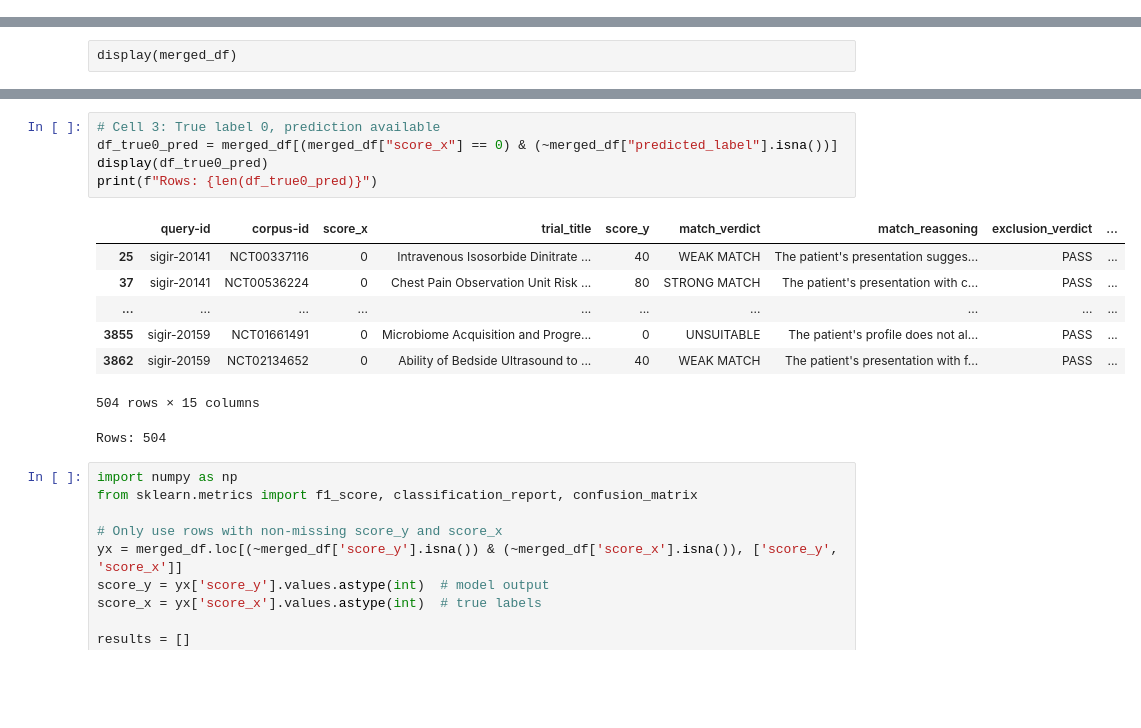
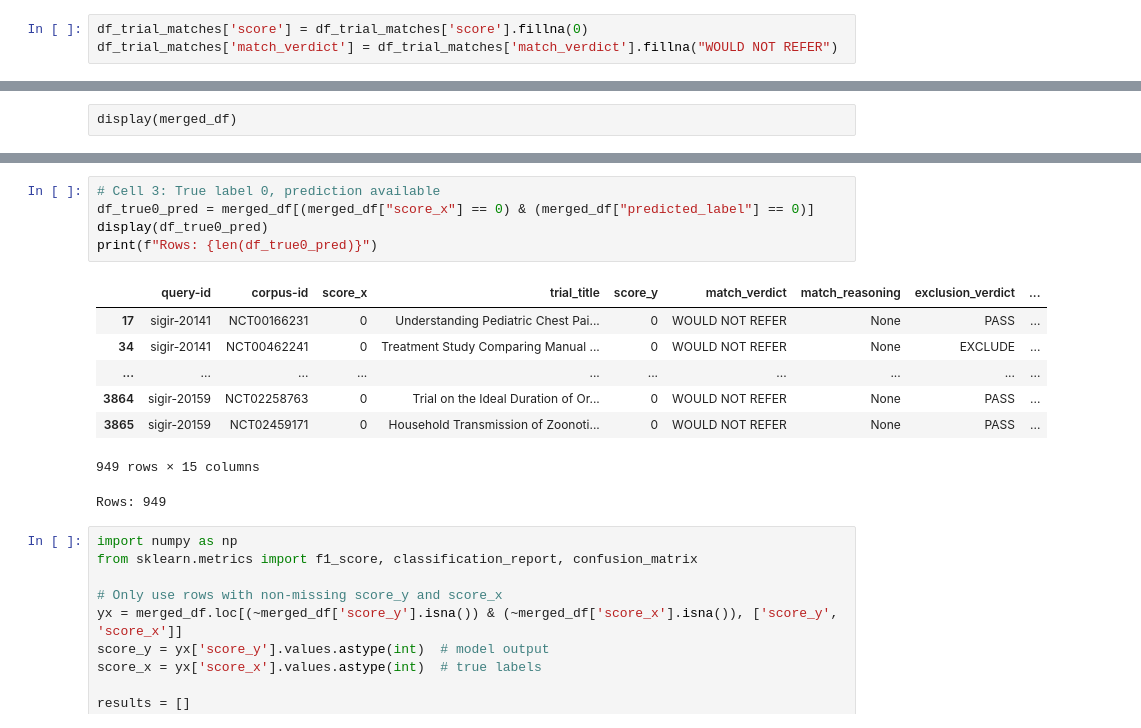
Before and after one commit to mikeS141618/trialmesh, a Jupyter notebook: notebooks/sigir_eval_results.ipynb, the cells around one changed output, grey strips where cells are left out. Cells and saved outputs as stored; diff of their text form; blank space fills up the shorter version.

```diff
--- a/notebooks/sigir_eval_results.ipynb
+++ b/notebooks/sigir_eval_results.ipynb
@@ -173,3 +193,6 @@ display(df_trial_matches.head())
+# %%
+df_trial_matches['score'] = df_trial_matches['score'].fillna(0)
+df_trial_matches['match_verdict'] = df_trial_matches['match_verdict'].fillna("WOULD NOT REFER")
 # %%
 len(df_trial_matches)
 # %% [output]
@@ -213,17 +328,17 @@ Rows: 235
 # %%
 # Cell 3: True label 0, prediction available
-df_true0_pred = merged_df[(merged_df["score_x"] == 0) & (~merged_df["predicted_label"].isna())]
+df_true0_pred = merged_df[(merged_df["score_x"] == 0) & (merged_df["predicted_label"] == 0)]
 display(df_true0_pred)
 print(f"Rows: {len(df_true0_pred)}")
 # %% [output]
 |  | query-id | corpus-id | score_x | trial_title | score_y | match_verdict | match_reasoning | exclusion_verdict | ... |
-| 25 | sigir-20141 | NCT00337116 | 0 | Intravenous Isosorbide Dinitrate ... | 40 | WEAK MATCH | The patient's presentation sugges... | PASS | ... |
-| 37 | sigir-20141 | NCT00536224 | 0 | Chest Pain Observation Unit Risk ... | 80 | STRONG MATCH | The patient's presentation with c... | PASS | ... |
+| 17 | sigir-20141 | NCT00166231 | 0 | Understanding Pediatric Chest Pai... | 0 | WOULD NOT REFER | None | PASS | ... |
+| 34 | sigir-20141 | NCT00462241 | 0 | Treatment Study Comparing Manual ... | 0 | WOULD NOT REFER | None | EXCLUDE | ... |
 | ... | ... | ... | ... | ... | ... | ... | ... | ... | ... |
-| 3855 | sigir-20159 | NCT01661491 | 0 | Microbiome Acquisition and Progre... | 0 | UNSUITABLE | The patient's profile does not al... | PASS | ... |
-| 3862 | sigir-20159 | NCT02134652 | 0 | Ability of Bedside Ultrasound to ... | 40 | WEAK MATCH | The patient's presentation with f... | PASS | ... |
+| 3864 | sigir-20159 | NCT02258763 | 0 | Trial on the Ideal Duration of Or... | 0 | WOULD NOT REFER | None | PASS | ... |
+| 3865 | sigir-20159 | NCT02459171 | 0 | Household Transmission of Zoonoti... | 0 | WOULD NOT REFER | None | PASS | ... |
-504 rows × 15 columns
+949 rows × 15 columns
-Rows: 504
+Rows: 949
 # %%
 import numpy as np
 from sklearn.metrics import f1_score, classification_report, confusion_matrix
```
Also changed, not shown: parts of 9 cells of this notebook, 3 other files.
